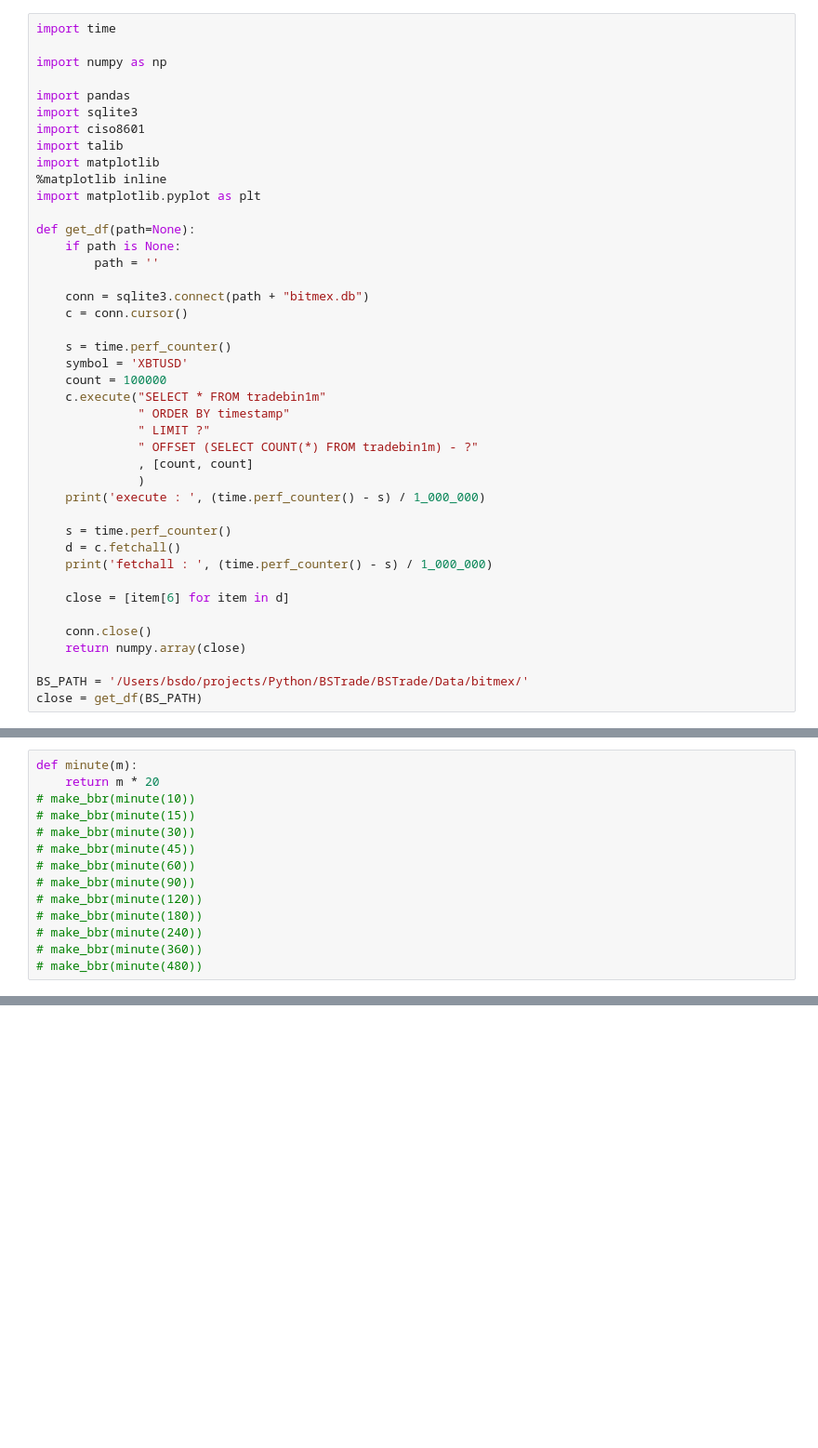
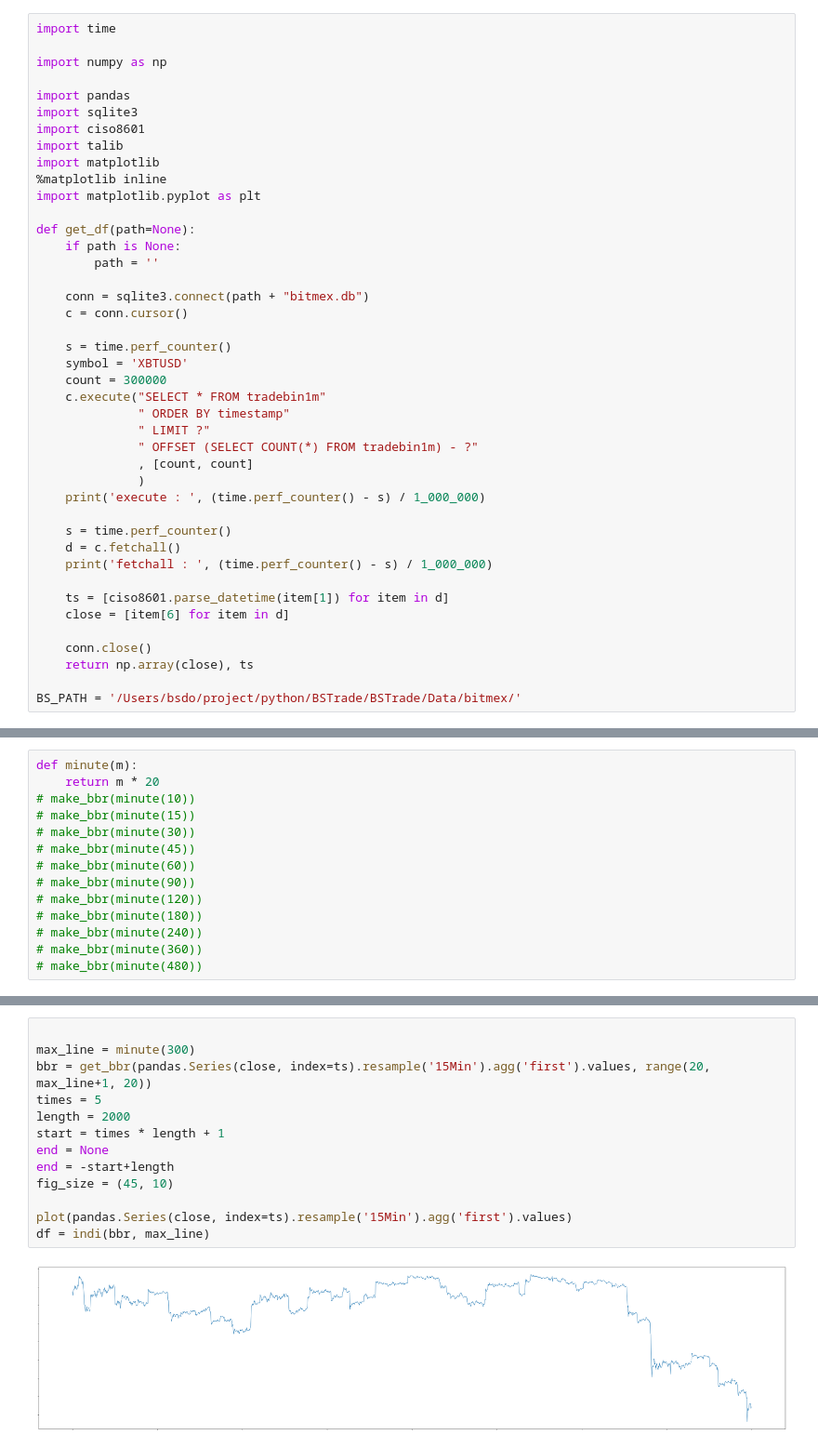
Before and after one commit to bsdo64/BSTrade_init, a Jupyter notebook: Untitled1.ipynb, the cells around one changed output, grey strips where cells are left out. Shown at 93% size. Saved outputs shown, nothing was run; the diff lists cells and outputs as text; blank space fills up the shorter version.

```diff
--- a/Untitled1.ipynb
+++ b/Untitled1.ipynb
@@ -20,7 +20,7 @@ def get_df(path=None):
 
     s = time.perf_counter()
     symbol = 'XBTUSD'
-    count = 100000
+    count = 300000
     c.execute("SELECT * FROM tradebin1m"
               " ORDER BY timestamp"
               " LIMIT ?"
@@ -33,10 +33,10 @@ def get_df(path=None):
     d = c.fetchall()
     print('fetchall : ', (time.perf_counter() - s) / 1_000_000)
 
+    ts = [ciso8601.parse_datetime(item[1]) for item in d]
     close = [item[6] for item in d]
 
     conn.close()
-    return numpy.array(close)
+    return np.array(close), ts
 
-BS_PATH = '/Users/bsdo/projects/Python/BSTrade/BSTrade/Data/bitmex/'
-close = get_df(BS_PATH)
+BS_PATH = '/Users/bsdo/project/python/BSTrade/BSTrade/Data/bitmex/'
@@ -197,0 +189,15 @@ df.plot()
+# %%
+
+max_line = minute(300)
+bbr = get_bbr(pandas.Series(close, index=ts).resample('15Min').agg('first').values, range(20, max_line+1, 20))
+times = 5
+length = 2000
+start = times * length + 1
+end = None
+end = -start+length
+fig_size = (45, 10)
+
+plot(pandas.Series(close, index=ts).resample('15Min').agg('first').values)
+df = indi(bbr, max_line)
+# %% [output]
+[figure, added]
```
Also changed, not shown: parts of 15 cells of this notebook.
